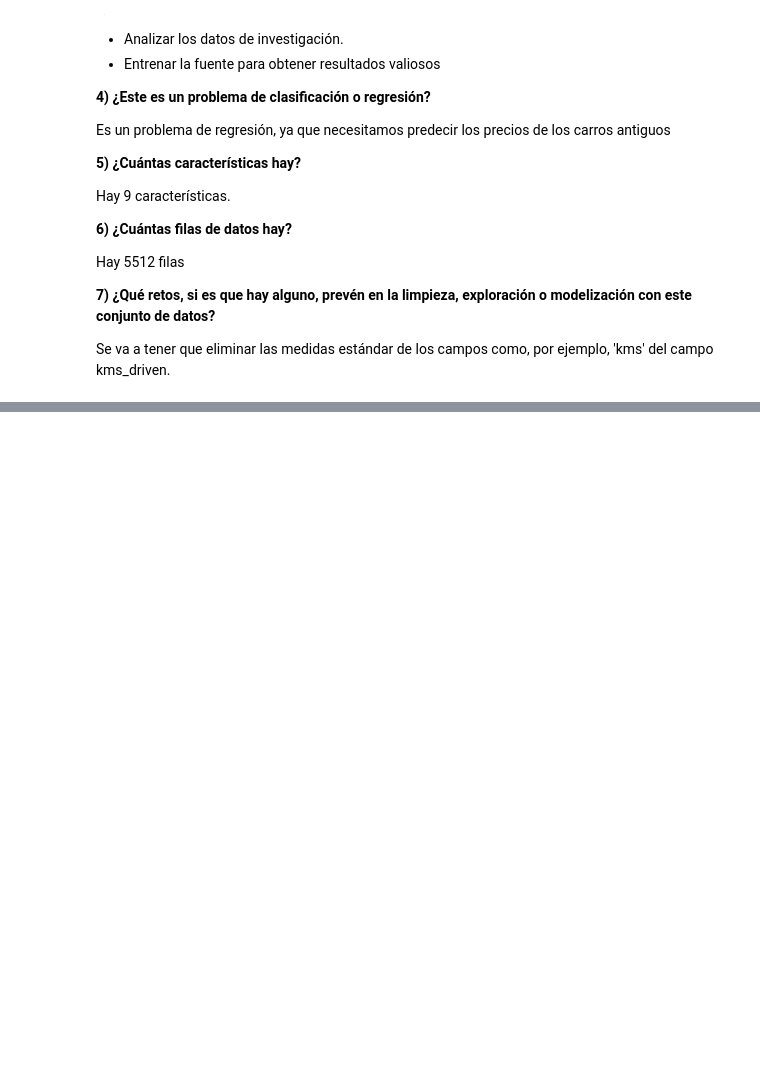
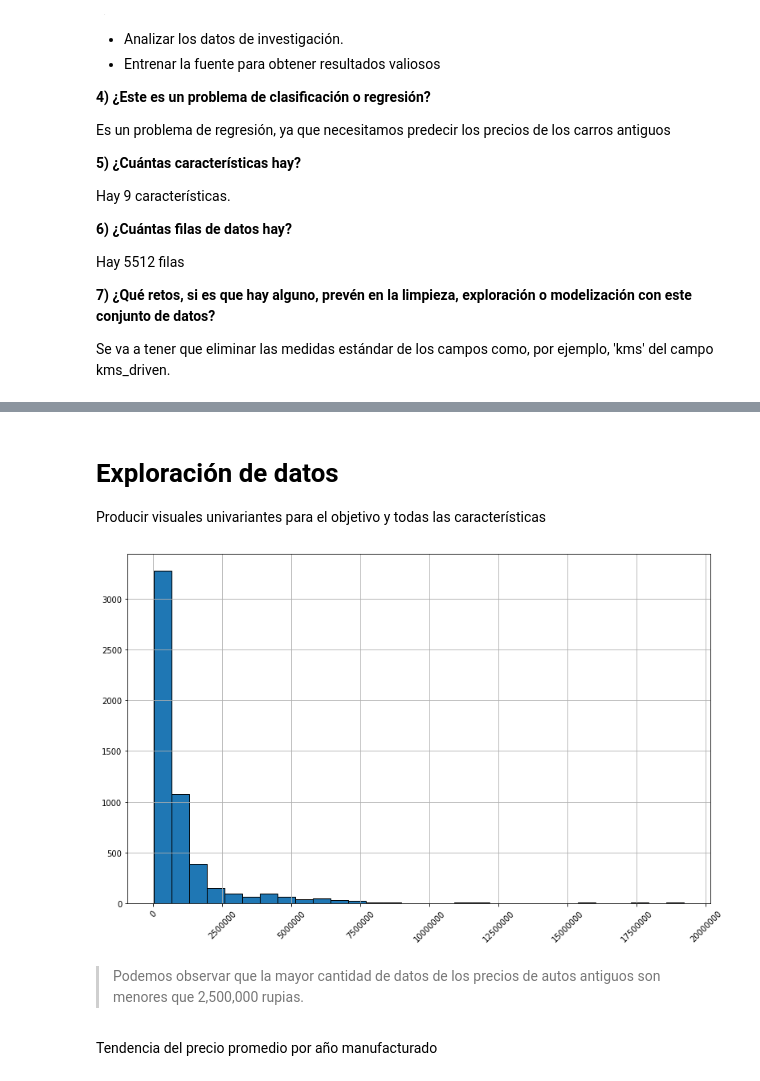
Before and after one commit to Dannais/Old-Car-Price-Prediction, a Jupyter notebook: Old_Car_Price_Prediction.ipynb, the cells around one changed output, grey strips where cells are left out. Saved outputs shown, nothing was run; the diff lists cells and outputs as text; code cells hidden in the pictures; blank space fills up the shorter version.

```diff
--- a/Old_Car_Price_Prediction.ipynb
+++ b/Old_Car_Price_Prediction.ipynb
@@ -153,0 +259,13 @@ memory usage: 430.8+ KB
+# %%
+## Crear variables para la conversion
+## Conversiones
+moneda = [
+    (df['moneda']=='Lakh'),
+    (df['moneda']=='Rupee'),
+    (df['moneda']=='Crore')
+]
+Conversiones =[100000,1,10000000]
+
+## Crear una nueva columna de las conversiones por tipo de moneda
+df['Conversion'] = np.select(moneda, Conversiones)
+df['Conversion'].value_counts()
@@ -153,0 +277,4 @@ memory usage: 430.8+ KB
+# %%
+## Multiplicación del campo 'price' y su respectiva conversion por moneda
+df['car_prices_in_rupee'] = df['price'] * df['Conversion']
+df.head()
@@ -153,0 +288,4 @@ memory usage: 430.8+ KB
+# %%
+## Eliminar campos creados innecesarios
+df = df.drop(columns=['price','moneda','Conversion'])
+df.head()
@@ -153,0 +299,5 @@ memory usage: 430.8+ KB
+# %%
+# Cambiar el tipo de datos de 'Seats' a númerico
+df['Seats']=df['Seats'].str.replace('Seats','')
+df['Seats'] = df['Seats'].astype(int)
+df.info()
@@ -153,0 +321,19 @@ memory usage: 430.8+ KB
+# %% [markdown]
+# Exploración de datos
+
+Producir visuales univariantes para el objetivo y todas las características
+# %%
+# Histograma de precios
+plt.figure(figsize=[13,8])
+df['car_prices_in_rupee'].hist(bins = 30,
+                               edgecolor = 'black')
+
+plt.ticklabel_format(useOffset=False, style='plain')
+plt.xticks(rotation = 45)
+plt.show()
+# %% [output]
+[figure, added]
+# %% [markdown]
+>Podemos observar que la mayor cantidad de datos de los precios de autos antiguos son menores que 2,500,000 rupias.
+# %% [markdown]
+Tendencia del precio promedio por año manufacturado
```
Also changed, not shown: parts of 41 cells of this notebook.
